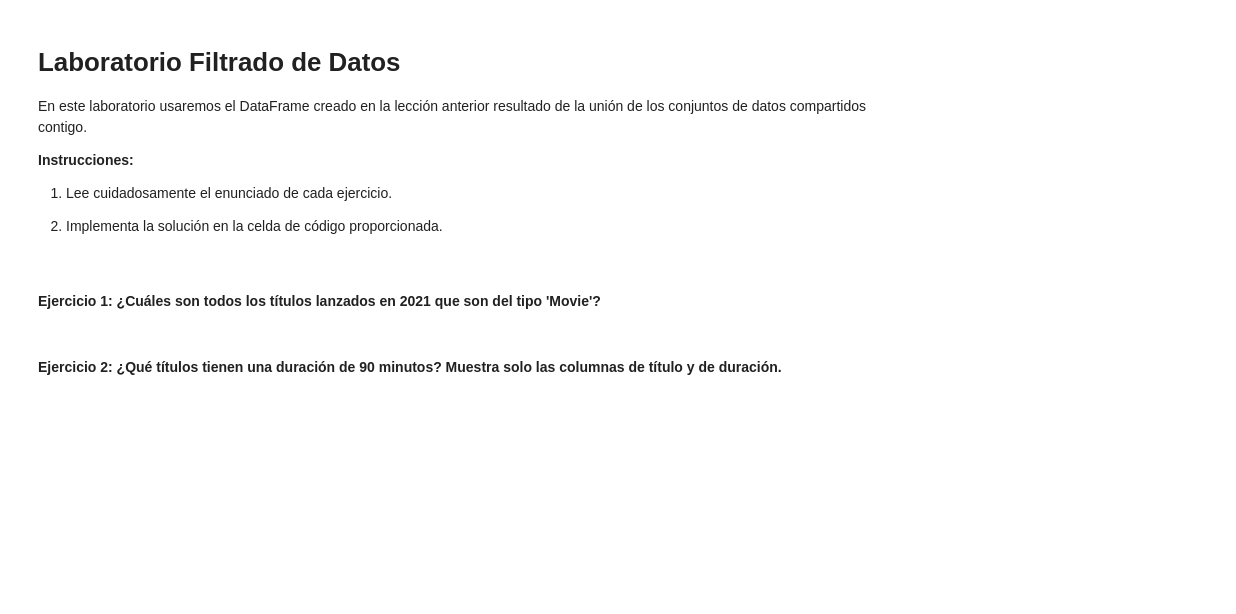
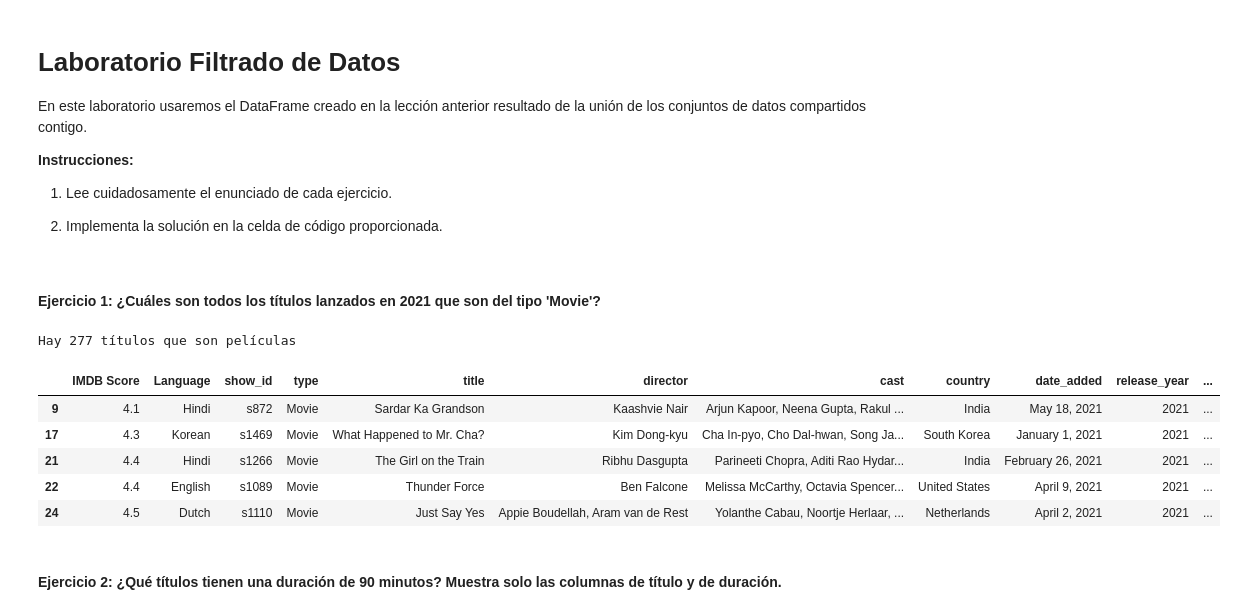
Before and after one commit to yanruwu/hackio-lab-filtrado_groupby, a Jupyter notebook: laboratorio-modulo2-leccion03-filtrado.ipynb, the cells around one changed output. Saved outputs shown, nothing was run; the diff lists cells and outputs as text; code cells hidden in the pictures; blank space fills up the shorter version.

```diff
--- a/laboratorio-modulo2-leccion03-filtrado.ipynb
+++ b/laboratorio-modulo2-leccion03-filtrado.ipynb
@@ -20,6 +20,19 @@ df = pd.read_csv("datos/df_merged.csv")
 # %% [markdown]
 #### Ejercicio 1: ¿Cuáles son todos los títulos lanzados en 2021 que son del tipo 'Movie'?
 # %%
-filtro_movie = df["type"] == "Movie"
+filtro_movie2021 = (df["type"] == "Movie") & (df["release_year"] == 2021)
+
+
+df_movies2021 = df[filtro_movie2021]
+print(f'Hay {df_movies2021.shape[0]} títulos que son películas')
+df[filtro_movie2021].head()
+# %% [output]
+Hay 277 títulos que son películas
+|  | IMDB Score | Language | show_id | type | title | director | cast | country | date_added | release_year | ... |
+| 9 | 4.1 | Hindi | s872 | Movie | Sardar Ka Grandson | Kaashvie Nair | Arjun Kapoor, Neena Gupta, Rakul ... | India | May 18, 2021 | 2021 | ... |
+| 17 | 4.3 | Korean | s1469 | Movie | What Happened to Mr. Cha? | Kim Dong-kyu | Cha In-pyo, Cho Dal-hwan, Song Ja... | South Korea | January 1, 2021 | 2021 | ... |
+| 21 | 4.4 | Hindi | s1266 | Movie | The Girl on the Train | Ribhu Dasgupta | Parineeti Chopra, Aditi Rao Hydar... | India | February 26, 2021 | 2021 | ... |
+| 22 | 4.4 | English | s1089 | Movie | Thunder Force | Ben Falcone | Melissa McCarthy, Octavia Spencer... | United States | April 9, 2021 | 2021 | ... |
+| 24 | 4.5 | Dutch | s1110 | Movie | Just Say Yes | Appie Boudellah, Aram van de Rest | Yolanthe Cabau, Noortje Herlaar, ... | Netherlands | April 2, 2021 | 2021 | ... |
 # %% [markdown]
 #### Ejercicio 2: ¿Qué títulos tienen una duración de 90 minutos? Muestra solo las columnas de título y de duración.
```
Also changed, not shown: parts of 21 cells of this notebook, 2 other files.
